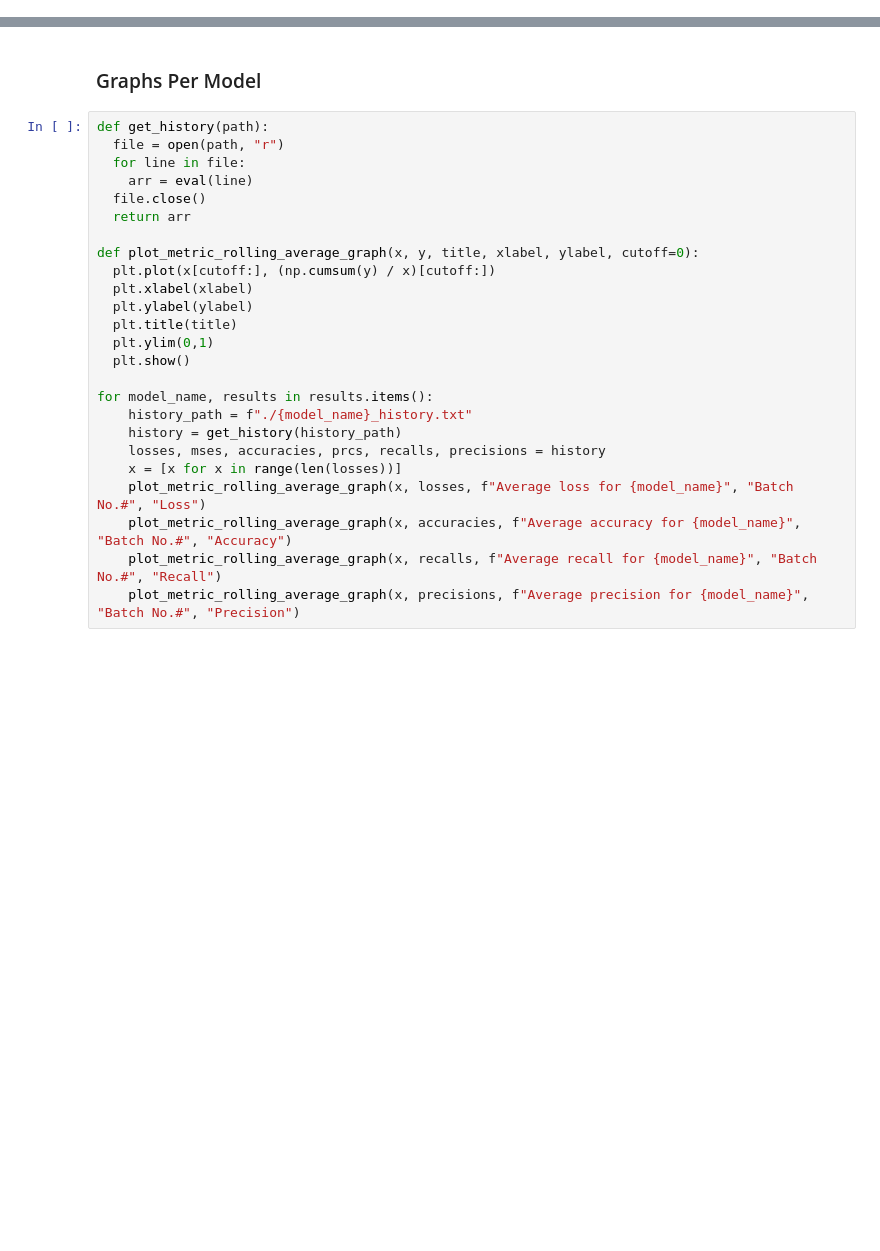
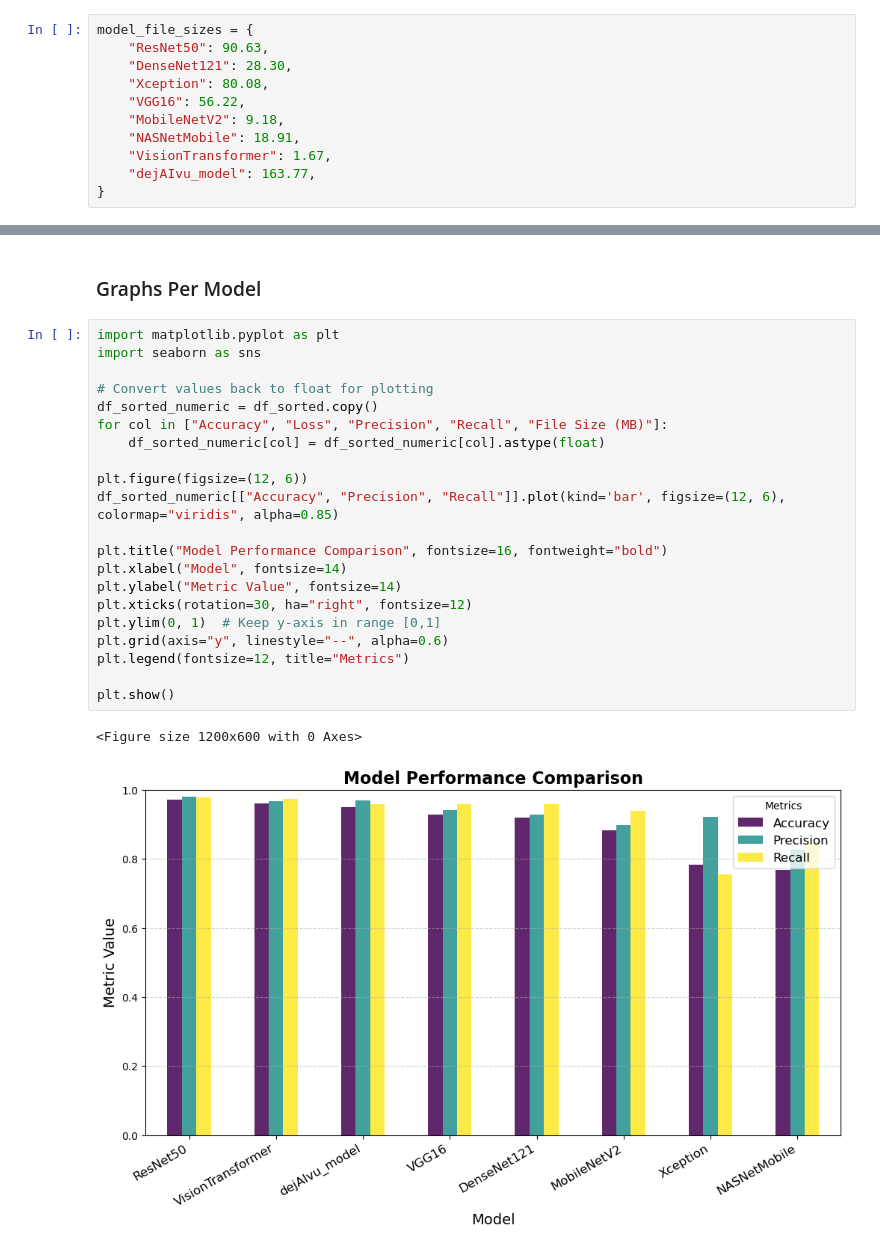
Before and after one commit to Noodulz/dejAIvu, a Jupyter notebook: model/training.ipynb, the cells around one changed output, grey strips where cells are left out. Saved outputs shown, nothing was run; the diff lists cells and outputs as text; blank space fills up the shorter version.

Commit message:
Metrics generated

```diff
--- a/model/training.ipynb
+++ b/model/training.ipynb
@@ -400,6 +399,17 @@ if best_model is not None:
 ## Display Metrics
 # %% [markdown]
 ### Tables
+# %%
+model_file_sizes = {
+    "ResNet50": 90.63,
+    "DenseNet121": 28.30,
+    "Xception": 80.08,
+    "VGG16": 56.22,
+    "MobileNetV2": 9.18,
+    "NASNetMobile": 18.91,
+    "VisionTransformer": 1.67,
+    "dejAIvu_model": 163.77,
+}
 # %%
 import pandas as pd
 import matplotlib.pyplot as plt
@@ -451,27 +479,26 @@ KeyError: 'accuracy'
 # %% [markdown]
 ### Graphs Per Model
-# %%
-def get_history(path):
-  file = open(path, "r")
-  for line in file:
-    arr = eval(line)
-  file.close()
-  return arr
-
-def plot_metric_rolling_average_graph(x, y, title, xlabel, ylabel, cutoff=0):
-  plt.plot(x[cutoff:], (np.cumsum(y) / x)[cutoff:])
-  plt.xlabel(xlabel)
-  plt.ylabel(ylabel)
-  plt.title(title)
-  plt.ylim(0,1)
-  plt.show()
-
-for model_name, results in results.items():
-    history_path = f"./{model_name}_history.txt"
-    history = get_history(history_path)
-    losses, mses, accuracies, prcs, recalls, precisions = history
-    x = [x for x in range(len(losses))]
-    plot_metric_rolling_average_graph(x, losses, f"Average loss for {model_name}", "Batch No.#", "Loss")
-    plot_metric_rolling_average_graph(x, accuracies, f"Average accuracy for {model_name}", "Batch No.#", "Accuracy")
-    plot_metric_rolling_average_graph(x, recalls, f"Average recall for {model_name}", "Batch No.#", "Recall")
-    plot_metric_rolling_average_graph(x, precisions, f"Average precision for {model_name}", "Batch No.#", "Precision")
+# %%
+import matplotlib.pyplot as plt
+import seaborn as sns
+
+# Convert values back to float for plotting
+df_sorted_numeric = df_sorted.copy()
+for col in ["Accuracy", "Loss", "Precision", "Recall", "File Size (MB)"]:
+    df_sorted_numeric[col] = df_sorted_numeric[col].astype(float)
+
+plt.figure(figsize=(12, 6))
+df_sorted_numeric[["Accuracy", "Precision", "Recall"]].plot(kind='bar', figsize=(12, 6), colormap="viridis", alpha=0.85)
+
+plt.title("Model Performance Comparison", fontsize=16, fontweight="bold")
+plt.xlabel("Model", fontsize=14)
+plt.ylabel("Metric Value", fontsize=14)
+plt.xticks(rotation=30, ha="right", fontsize=12)
+plt.ylim(0, 1)  # Keep y-axis in range [0,1]
+plt.grid(axis="y", linestyle="--", alpha=0.6)
+plt.legend(fontsize=12, title="Metrics")
+
+plt.show()
+# %% [output]
+<Figure size 1200x600 with 0 Axes>
+[figure, added]
```
Also changed, not shown: parts of 5 cells of this notebook, 1 other file.
